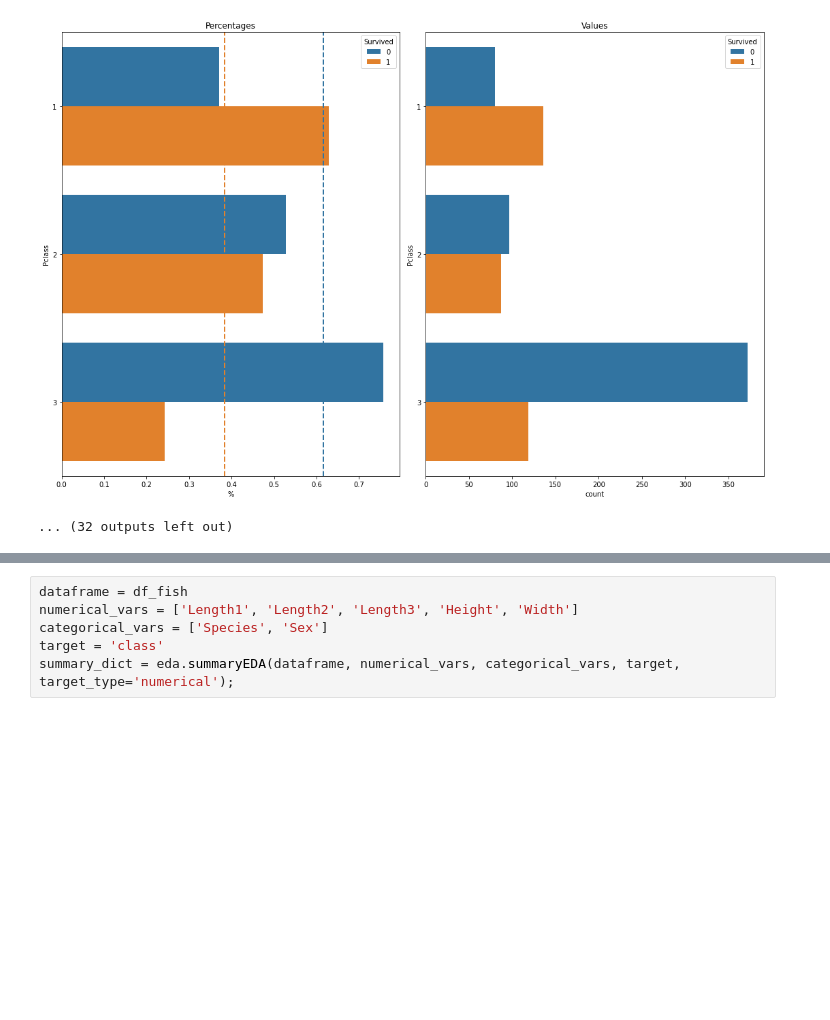
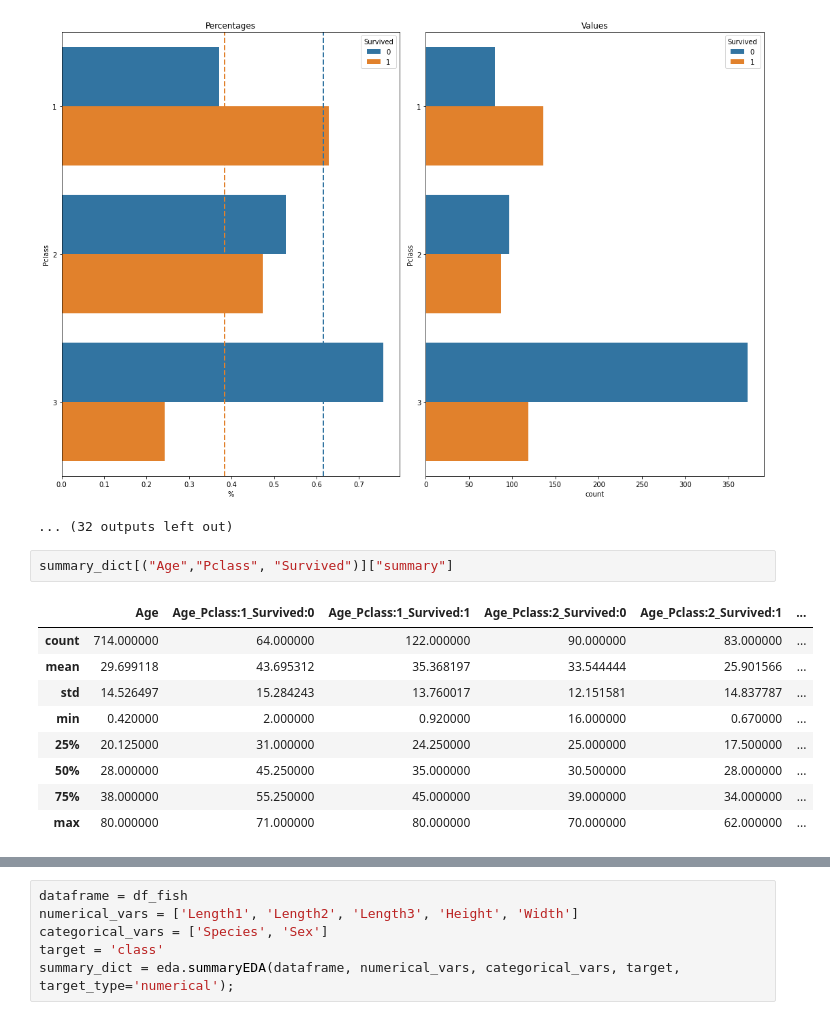
Before and after one commit to edoardovivo/MLAutoEDA, a Jupyter notebook: AutoEDA.ipynb, the cells around one changed output, grey strips where cells are left out. Saved outputs shown, nothing was run; the diff lists cells and outputs as text; blank space fills up the shorter version.

```diff
--- a/AutoEDA.ipynb
+++ b/AutoEDA.ipynb
@@ -124,3 +130,15 @@ summary_dict = eda.summaryEDA(dataframe, numerical_vars, categorical_vars, targe
 [figure]
 [figure]
 ... (32 outputs left out)
+# %%
+summary_dict[("Age","Pclass", "Survived")]["summary"]
+# %% [output]
+|  | Age | Age_Pclass:1_Survived:0 | Age_Pclass:1_Survived:1 | Age_Pclass:2_Survived:0 | Age_Pclass:2_Survived:1 | ... |
+| count | 714.000000 | 64.000000 | 122.000000 | 90.000000 | 83.000000 | ... |
+| mean | 29.699118 | 43.695312 | 35.368197 | 33.544444 | 25.901566 | ... |
+| std | 14.526497 | 15.284243 | 13.760017 | 12.151581 | 14.837787 | ... |
+| min | 0.420000 | 2.000000 | 0.920000 | 16.000000 | 0.670000 | ... |
+| 25% | 20.125000 | 31.000000 | 24.250000 | 25.000000 | 17.500000 | ... |
+| 50% | 28.000000 | 45.250000 | 35.000000 | 30.500000 | 28.000000 | ... |
+| 75% | 38.000000 | 55.250000 | 45.000000 | 39.000000 | 34.000000 | ... |
+| max | 80.000000 | 71.000000 | 80.000000 | 70.000000 | 62.000000 | ... |
```
Also changed, not shown: parts of 2 cells of this notebook, 8 other files.
